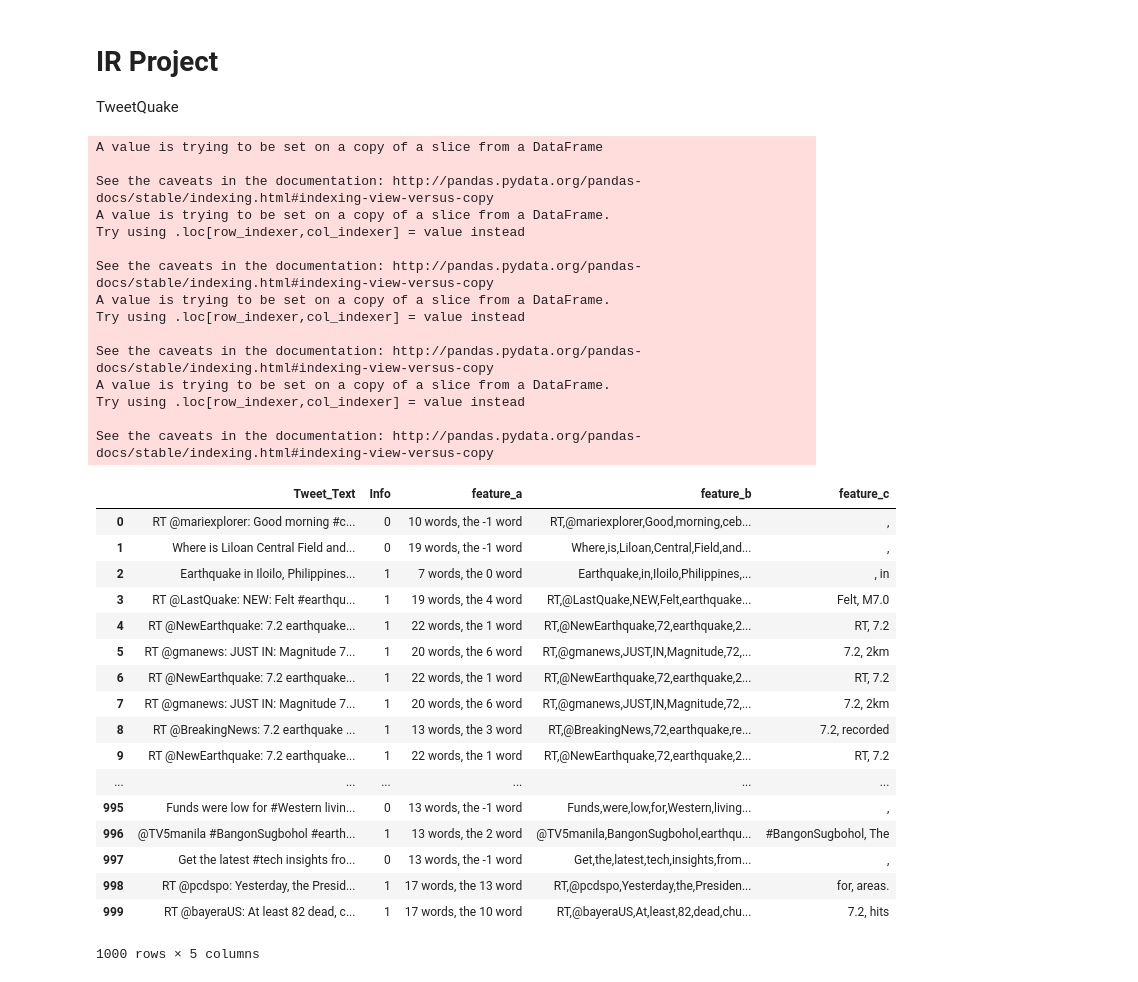
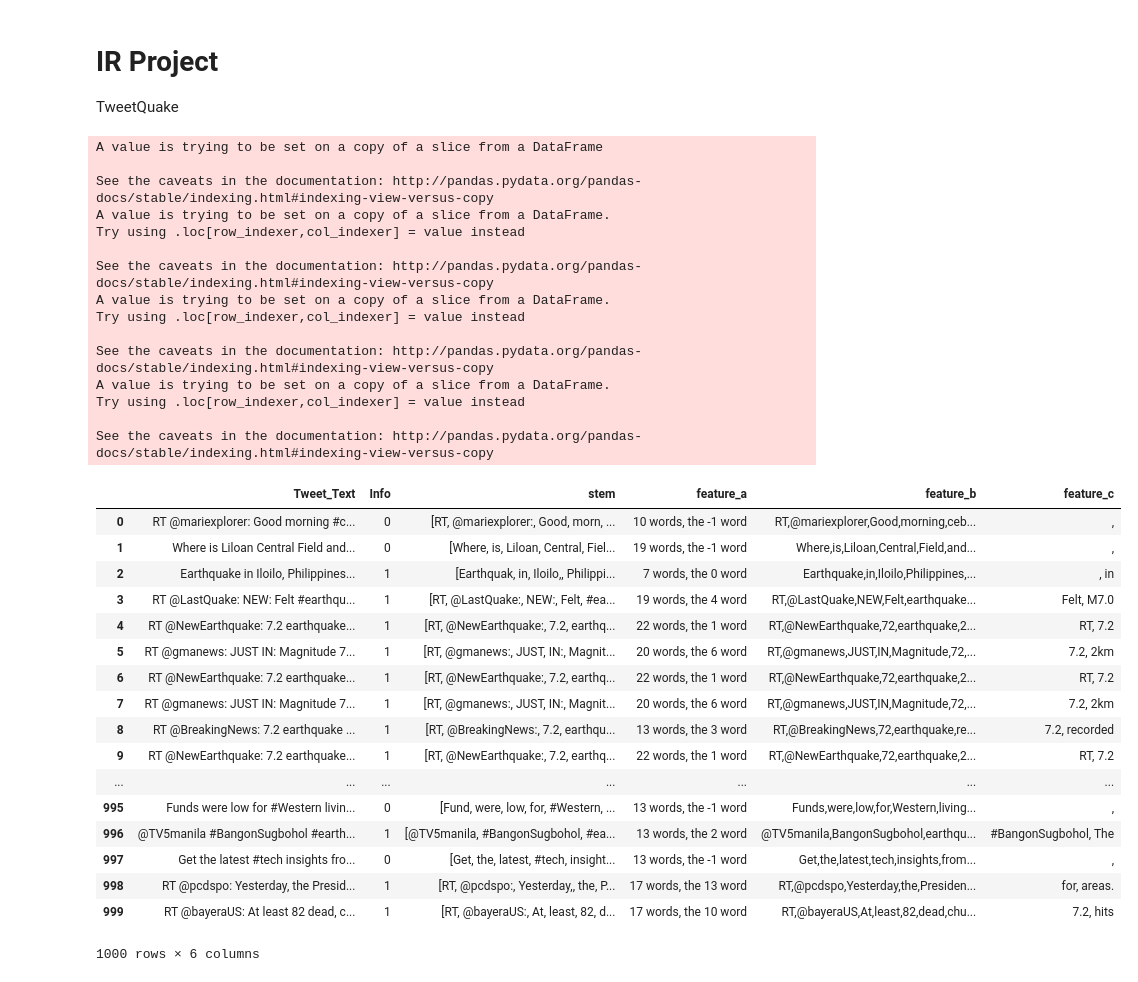
Before and after one commit to prateek470/TweetQuake, a Jupyter notebook: TweetQuake.ipynb, the cells around one changed output. Cells and saved outputs as stored; diff of their text form; code cells hidden in the pictures.

Commit message:
Stemming

```diff
--- a/TweetQuake.ipynb
+++ b/TweetQuake.ipynb
@@ -21,6 +22,18 @@ data.Info[('Not related' == data.Informativeness)] = 0
 # data.head()
 X = data[['Tweet_Text','Info']]
 y = data.Info
+porter_stemmer = PorterStemmer()
+
+def Porter_Stem(tweet):
+    stemmed_word = []
+    for word in tweet:
+        word = word.decode('utf-8')
+        stemmed_word.append(porter_stemmer.stem(word))
+    return stemmed_word
+
+def stemming (X):
+    X['stem'] = X.Tweet_Text.str.split().apply(Porter_Stem)
+    return X
 
 # Feature Extraction
 # X['count'] = X.Tweet_Text.str.split(' ').apply(len)#.value_counts()
@@ -61,48 +74,49 @@ def find_before_after_query_word(val):
                 return ', '+val[i+1]
             elif i == len(val)-1 and len(val)>1:
                 return val[i-1]+', '
             else:
                 return val[i-1]+', '+val[i+1]
     return ', '
 
 # X['position'] = X.Tweet_Text.str.split().apply(find_position)
 # X['before_query1'] = 0
 # X.before_query1[X.position > 0] = X.position - 1
+X = stemming (X)
 X = Feature_extraction_A(X)
 X = Feature_extraction_B(X)
 X = Feature_extraction_C(X)
 X
 # %% [output]
 A value is trying to be set on a copy of a slice from a DataFrame
 
 See the caveats in the documentation: http://pandas.pydata.org/pandas-docs/stable/indexing.html#indexing-view-versus-copy
 A value is trying to be set on a copy of a slice from a DataFrame.
 Try using .loc[row_indexer,col_indexer] = value instead
 
 See the caveats in the documentation: http://pandas.pydata.org/pandas-docs/stable/indexing.html#indexing-view-versus-copy
 A value is trying to be set on a copy of a slice from a DataFrame.
 Try using .loc[row_indexer,col_indexer] = value instead
 
 See the caveats in the documentation: http://pandas.pydata.org/pandas-docs/stable/indexing.html#indexing-view-versus-copy
 A value is trying to be set on a copy of a slice from a DataFrame.
 Try using .loc[row_indexer,col_indexer] = value instead
 
 See the caveats in the documentation: http://pandas.pydata.org/pandas-docs/stable/indexing.html#indexing-view-versus-copy
-|  | Tweet_Text | Info | feature_a | feature_b | feature_c |
-| 0 | RT @mariexplorer: Good morning #c... | 0 | 10 words, the -1 word | RT,@mariexplorer,Good,morning,ceb... | , |
-| 1 | Where is Liloan Central Field and... | 0 | 19 words, the -1 word | Where,is,Liloan,Central,Field,and... | , |
-| 2 | Earthquake in Iloilo, Philippines... | 1 | 7 words, the 0 word | Earthquake,in,Iloilo,Philippines,... | , in |
-| 3 | RT @LastQuake: NEW: Felt #earthqu... | 1 | 19 words, the 4 word | RT,@LastQuake,NEW,Felt,earthquake... | Felt, M7.0 |
-| 4 | RT @NewEarthquake: 7.2 earthquake... | 1 | 22 words, the 1 word | RT,@NewEarthquake,72,earthquake,2... | RT, 7.2 |
-| 5 | RT @gmanews: JUST IN: Magnitude 7... | 1 | 20 words, the 6 word | RT,@gmanews,JUST,IN,Magnitude,72,... | 7.2, 2km |
-| 6 | RT @NewEarthquake: 7.2 earthquake... | 1 | 22 words, the 1 word | RT,@NewEarthquake,72,earthquake,2... | RT, 7.2 |
-| 7 | RT @gmanews: JUST IN: Magnitude 7... | 1 | 20 words, the 6 word | RT,@gmanews,JUST,IN,Magnitude,72,... | 7.2, 2km |
-| 8 | RT @BreakingNews: 7.2 earthquake ... | 1 | 13 words, the 3 word | RT,@BreakingNews,72,earthquake,re... | 7.2, recorded |
-| 9 | RT @NewEarthquake: 7.2 earthquake... | 1 | 22 words, the 1 word | RT,@NewEarthquake,72,earthquake,2... | RT, 7.2 |
-| ... | ... | ... | ... | ... | ... |
-| 995 | Funds were low for #Western livin... | 0 | 13 words, the -1 word | Funds,were,low,for,Western,living... | , |
-| 996 | @TV5manila #BangonSugbohol #earth... | 1 | 13 words, the 2 word | @TV5manila,BangonSugbohol,earthqu... | #BangonSugbohol, The |
-| 997 | Get the latest #tech insights fro... | 0 | 13 words, the -1 word | Get,the,latest,tech,insights,from... | , |
-| 998 | RT @pcdspo: Yesterday, the Presid... | 1 | 17 words, the 13 word | RT,@pcdspo,Yesterday,the,Presiden... | for, areas. |
-| 999 | RT @bayeraUS: At least 82 dead, c... | 1 | 17 words, the 10 word | RT,@bayeraUS,At,least,82,dead,chu... | 7.2, hits |
+|  | Tweet_Text | Info | stem | feature_a | feature_b | feature_c |
+| 0 | RT @mariexplorer: Good morning #c... | 0 | [RT, @mariexplorer:, Good, morn, ... | 10 words, the -1 word | RT,@mariexplorer,Good,morning,ceb... | , |
+| 1 | Where is Liloan Central Field and... | 0 | [Where, is, Liloan, Central, Fiel... | 19 words, the -1 word | Where,is,Liloan,Central,Field,and... | , |
+| 2 | Earthquake in Iloilo, Philippines... | 1 | [Earthquak, in, Iloilo,, Philippi... | 7 words, the 0 word | Earthquake,in,Iloilo,Philippines,... | , in |
+| 3 | RT @LastQuake: NEW: Felt #earthqu... | 1 | [RT, @LastQuake:, NEW:, Felt, #ea... | 19 words, the 4 word | RT,@LastQuake,NEW,Felt,earthquake... | Felt, M7.0 |
+| 4 | RT @NewEarthquake: 7.2 earthquake... | 1 | [RT, @NewEarthquake:, 7.2, earthq... | 22 words, the 1 word | RT,@NewEarthquake,72,earthquake,2... | RT, 7.2 |
+| 5 | RT @gmanews: JUST IN: Magnitude 7... | 1 | [RT, @gmanews:, JUST, IN:, Magnit... | 20 words, the 6 word | RT,@gmanews,JUST,IN,Magnitude,72,... | 7.2, 2km |
+| 6 | RT @NewEarthquake: 7.2 earthquake... | 1 | [RT, @NewEarthquake:, 7.2, earthq... | 22 words, the 1 word | RT,@NewEarthquake,72,earthquake,2... | RT, 7.2 |
+| 7 | RT @gmanews: JUST IN: Magnitude 7... | 1 | [RT, @gmanews:, JUST, IN:, Magnit... | 20 words, the 6 word | RT,@gmanews,JUST,IN,Magnitude,72,... | 7.2, 2km |
+| 8 | RT @BreakingNews: 7.2 earthquake ... | 1 | [RT, @BreakingNews:, 7.2, earthqu... | 13 words, the 3 word | RT,@BreakingNews,72,earthquake,re... | 7.2, recorded |
+| 9 | RT @NewEarthquake: 7.2 earthquake... | 1 | [RT, @NewEarthquake:, 7.2, earthq... | 22 words, the 1 word | RT,@NewEarthquake,72,earthquake,2... | RT, 7.2 |
+| ... | ... | ... | ... | ... | ... | ... |
+| 995 | Funds were low for #Western livin... | 0 | [Fund, were, low, for, #Western, ... | 13 words, the -1 word | Funds,were,low,for,Western,living... | , |
+| 996 | @TV5manila #BangonSugbohol #earth... | 1 | [@TV5manila, #BangonSugbohol, #ea... | 13 words, the 2 word | @TV5manila,BangonSugbohol,earthqu... | #BangonSugbohol, The |
+| 997 | Get the latest #tech insights fro... | 0 | [Get, the, latest, #tech, insight... | 13 words, the -1 word | Get,the,latest,tech,insights,from... | , |
+| 998 | RT @pcdspo: Yesterday, the Presid... | 1 | [RT, @pcdspo:, Yesterday,, the, P... | 17 words, the 13 word | RT,@pcdspo,Yesterday,the,Presiden... | for, areas. |
+| 999 | RT @bayeraUS: At least 82 dead, c... | 1 | [RT, @bayeraUS:, At, least, 82, d... | 17 words, the 10 word | RT,@bayeraUS,At,least,82,dead,chu... | 7.2, hits |
-1000 rows × 5 columns
+1000 rows × 6 columns
```
Also changed, not shown: parts of 1 cell of this notebook.
